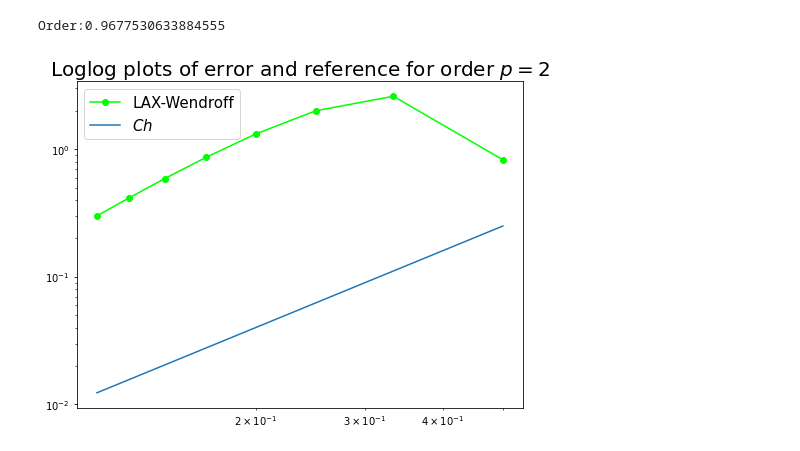
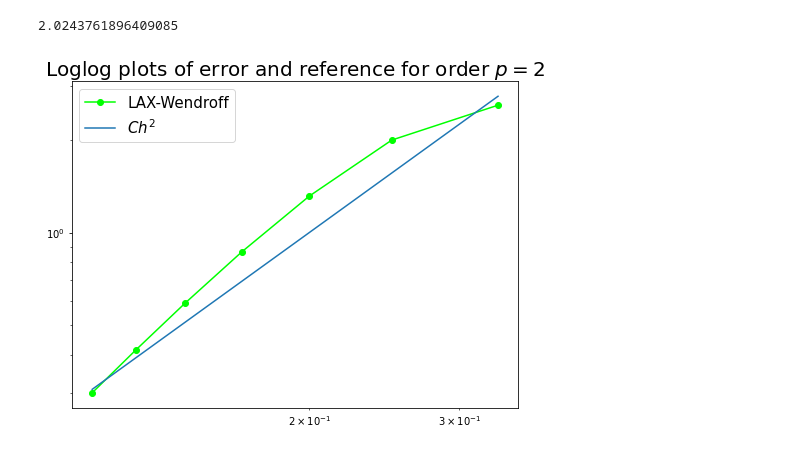
Before and after one commit to ulrikunneberg/numdiffprosj2, a Jupyter notebook: Gorms Big Dick Fil.ipynb, the cells around one changed output. Cells and saved outputs as stored; diff of their text form; code cells hidden in the pictures.

```diff
--- a/Gorms Big Dick Fil.ipynb
+++ b/Gorms Big Dick Fil.ipynb
@@ -144,11 +122,0 @@ plot_solutionTest(comp, angle=-10 )
-# %%
-t=np.linspace(0, T, N+1)
-p = v_exact_func(t, 0)
-
-
-x=np.linspace(0, 1, M+1)
-
-U=np.zeros((M+1, N+1))
-print(p)
-print(bc_test(t))
-print(init_test(x))
@@ -160,14 +123,33 @@ print(init_test(x))
+# %%
+def error_func_h(u_exact_method, scheme):
+    Ms=np.arange(3,10,1)
+    hs=1/Ms
+    t=np.linspace(0, T, N+1)
+    error = np.zeros(len(hs))
+    for i in range(len(Ms)):
+        u_numeric, temp1, temp2, temp3 = scheme(Ms[i], T, N, init_test, bc_test)
+        x = np.linspace(0, 1, Ms[i]+1)
+        tt, xx = np.meshgrid(t,x)
+        u_exact = u_exact_method(tt, xx)
+        error[i] = np.max( np.abs(u_numeric[-1,:] - u_exact[-1,:] ))
+    order = np.polyfit(np.log(hs),np.log(error),1)[0]
+    return hs, error , order
+
+T=1
+M=1000
+N=10000
+
+
+hs, error, order = error_func_h(v_exact_func,LAX_Wendroff)
 # %%
-hs, error, order = error_func_h(v_exact_func,LAX_Wendroff)
-
-print("Order:" + str(order))
+print(order)
 
 plt.figure(figsize=(8,6))
 plt.title(r'Loglog plots of error and reference for order $p=2$', fontsize=20)
 plt.loglog(hs, error,'o-', linestyle='-', color="lime", label="LAX-Wendroff")
-plt.loglog(hs, hs**2, label=r'$Ch$')
+plt.loglog(hs, 25*hs**2, label=r'$Ch^2$')
 plt.legend(fontsize=15)
 plt.show()
 # %% [output]
-Order:0.9677530633884555
+2.0243761896409085
-[figure, old version]
+[figure, new version]
```
Also changed, not shown: parts of 3 cells of this notebook.
